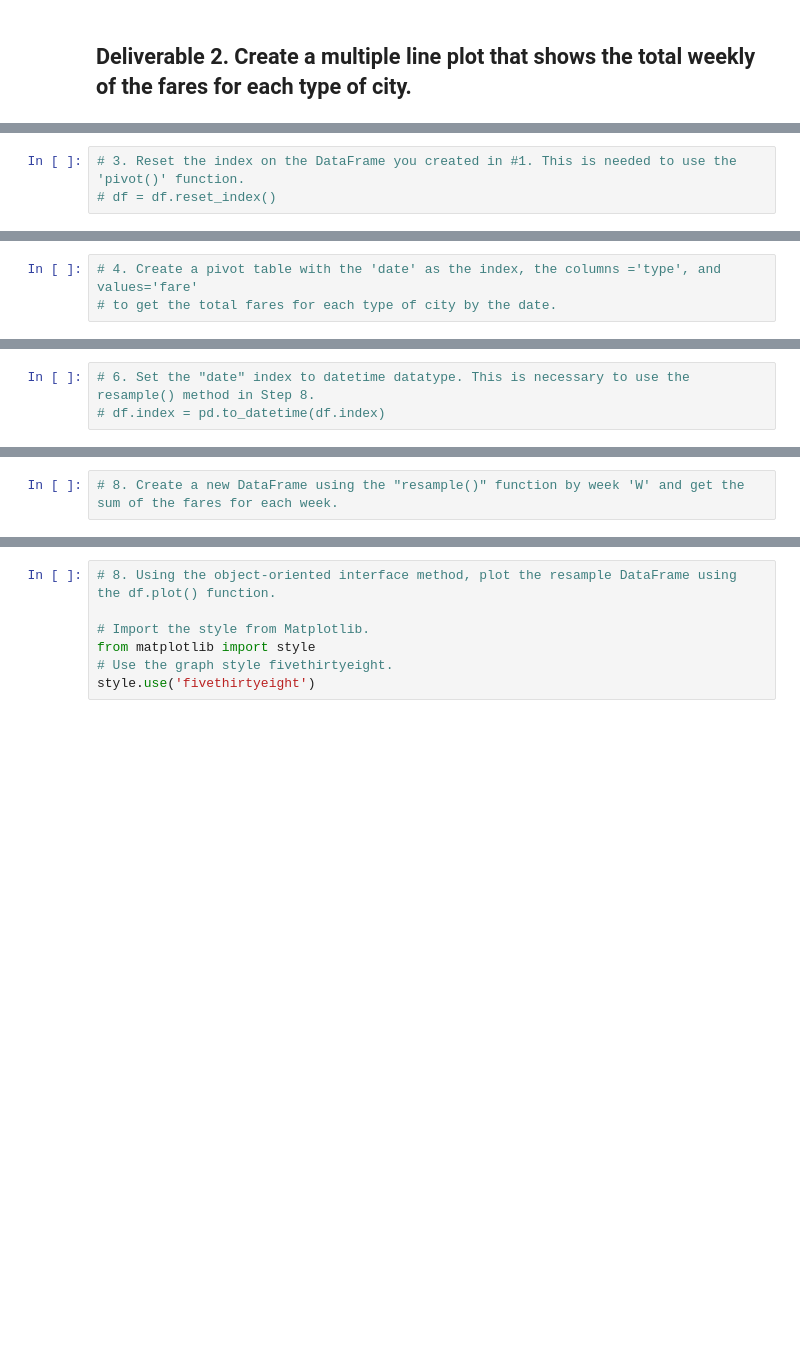
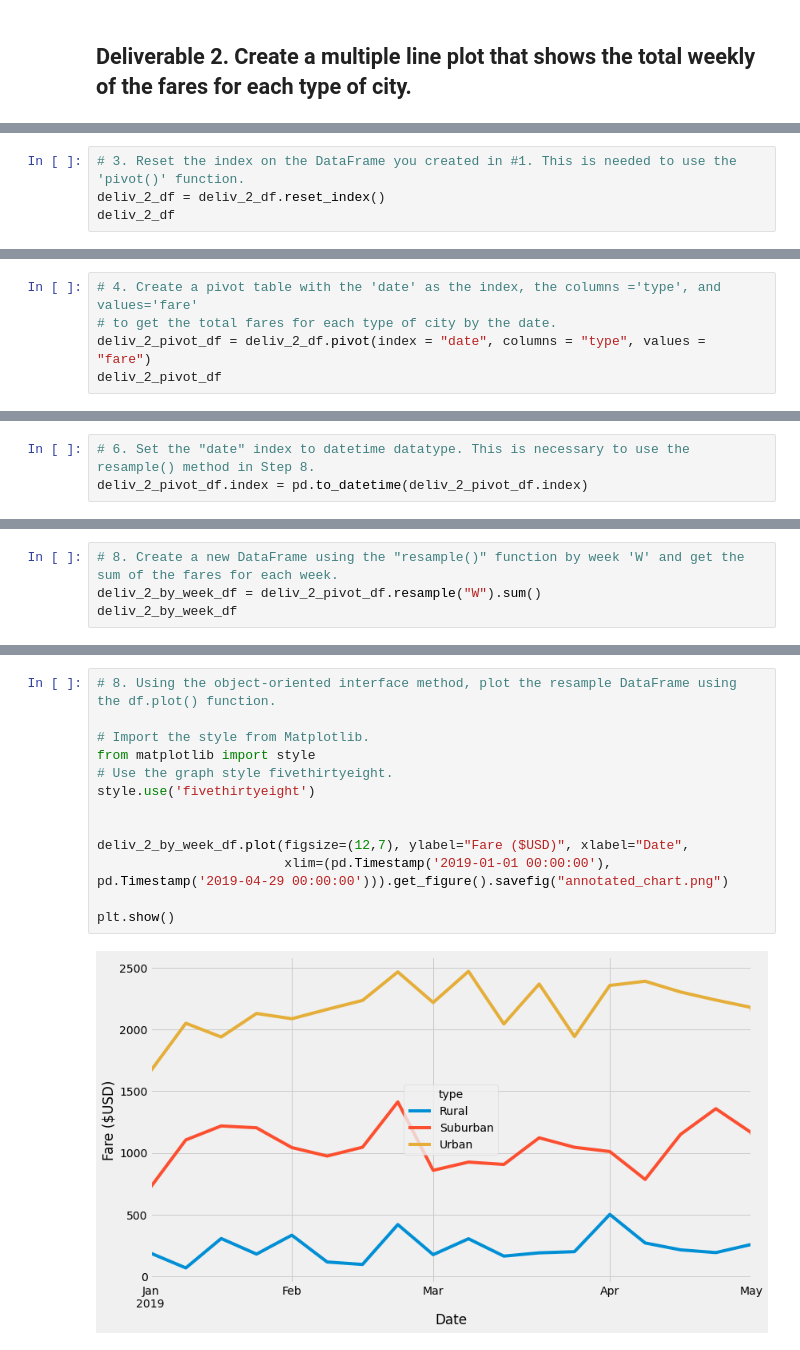
Before and after one commit to perryabdulkadir/PyBer_Analysis, a Jupyter notebook: PyBer_Challenge.ipynb, the cells around one changed output, grey strips where cells are left out. Drawn from its saved outputs; the diff is of its cells as text; blank space fills up the shorter version.

```diff
--- a/PyBer_Challenge.ipynb
+++ b/PyBer_Challenge.ipynb
@@ -112,3 +146,4 @@ summary_df
 # %%
 # 3. Reset the index on the DataFrame you created in #1. This is needed to use the 'pivot()' function.
-# df = df.reset_index()
+deliv_2_df = deliv_2_df.reset_index()
+deliv_2_df
@@ -115,3 +164,5 @@ summary_df
 # %%
 # 4. Create a pivot table with the 'date' as the index, the columns ='type', and values='fare'
 # to get the total fares for each type of city by the date.
+deliv_2_pivot_df = deliv_2_df.pivot(index = "date", columns = "type", values = "fare")
+deliv_2_pivot_df
@@ -120,5 +203,5 @@ summary_df
 # %%
 # 6. Set the "date" index to datetime datatype. This is necessary to use the resample() method in Step 8.
-# df.index = pd.to_datetime(df.index)
+deliv_2_pivot_df.index = pd.to_datetime(deliv_2_pivot_df.index)
 # %%
 # 7. Check that the datatype for the index is datetime using df.info()
@@ -125,2 +220,4 @@ summary_df
 # %%
 # 8. Create a new DataFrame using the "resample()" function by week 'W' and get the sum of the fares for each week.
+deliv_2_by_week_df = deliv_2_pivot_df.resample("W").sum()
+deliv_2_by_week_df
@@ -127,7 +243,15 @@ summary_df
 # %%
 # 8. Using the object-oriented interface method, plot the resample DataFrame using the df.plot() function.
 
 # Import the style from Matplotlib.
 from matplotlib import style
 # Use the graph style fivethirtyeight.
 style.use('fivethirtyeight')
+
+
+deliv_2_by_week_df.plot(figsize=(12,7), ylabel="Fare ($USD)", xlabel="Date",
+                        xlim=(pd.Timestamp('2019-01-01 00:00:00'), pd.Timestamp('2019-04-29 00:00:00'))).get_figure().savefig("annotated_chart.png")
+
+plt.show()
+# %% [output]
+[figure, added]
```
Also changed, not shown: parts of 7 cells of this notebook, 2 other files.
